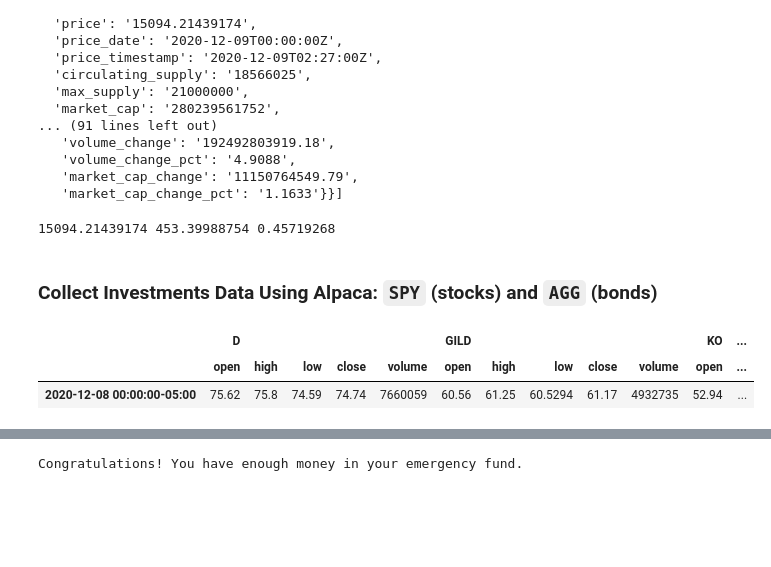
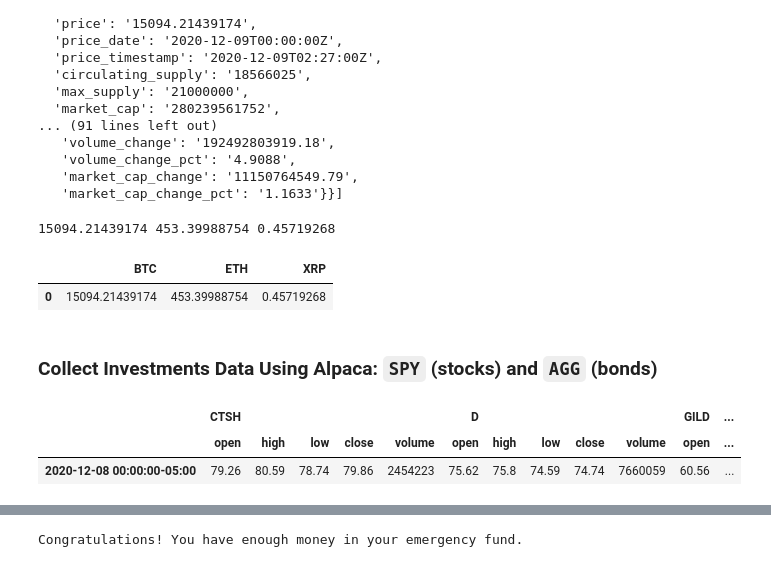
Before and after one commit to silvainfm/Project_1, a Jupyter notebook: Project 1/financial-planner.ipynb, the cells around one changed output, grey strips where cells are left out. Saved outputs shown, nothing was run; the diff lists cells and outputs as text; code cells hidden in the pictures; blank space fills up the shorter version.

```diff
--- a/Project 1/financial-planner.ipynb
+++ b/Project 1/financial-planner.ipynb
@@ -63,8 +63,13 @@ btc_price = crypto[0]['price']
 eth_price = crypto[1]['price']
 xrp_price = crypto[2]['price']
 print(btc_price, eth_price, xrp_price)
+d = {'BTC': [btc_price], 'ETH': [eth_price], 'XRP': [xrp_price]}
+crypto_data = pd.DataFrame(data=d)
+crypto_data
 # %% [output]
 15094.21439174 453.39988754 0.45719268
+|  | BTC | ETH | XRP |
+| 0 | 15094.21439174 | 453.39988754 | 0.45719268 |
 # %% [markdown]
 ### Collect Investments Data Using Alpaca: `SPY` (stocks) and `AGG` (bonds)
 # %%
@@ -82,19 +87,19 @@ pd.set_option('display.max_colwidth', -1)
 # %%
 # Format current date as ISO format
 current_date = pd.Timestamp('2020-12-08', tz='America/New_York').isoformat()
 
 # Set the tickers
-tickers = ["KO", "PFE", 'O', 'GILD', 'D', 'MAIN', 'UBER', 'PINS', 'WKHS']
+tickers = ["KO", "PFE", 'O', 'GILD', 'D', 'MAIN', 'UBER', 'PINS', 'WKHS', 'CTSH']
 
 # Set timeframe to '1D' for Alpaca API
 timeframe = "1D"
 
 # Get current closing prices for stocks
 ticker_data = api.get_barset(tickers, timeframe, start=current_date).df
 
 # Preview DataFrame
 ticker_data.head()
 # %% [output]
-|  | D |  |  |  |  | GILD |  |  |  |  | KO | ... |
+|  | CTSH |  |  |  |  | D |  |  |  |  | GILD | ... |
 |  | open | high | low | close | volume | open | high | low | close | volume | open | ... |
-| 2020-12-08 00:00:00-05:00 | 75.62 | 75.8 | 74.59 | 74.74 | 7660059 | 60.56 | 61.25 | 60.5294 | 61.17 | 4932735 | 52.94 | ... |
+| 2020-12-08 00:00:00-05:00 | 79.26 | 80.59 | 78.74 | 79.86 | 2454223 | 75.62 | 75.8 | 74.59 | 74.74 | 7660059 | 60.56 | ... |
```
Also changed, not shown: parts of 14 cells of this notebook.
